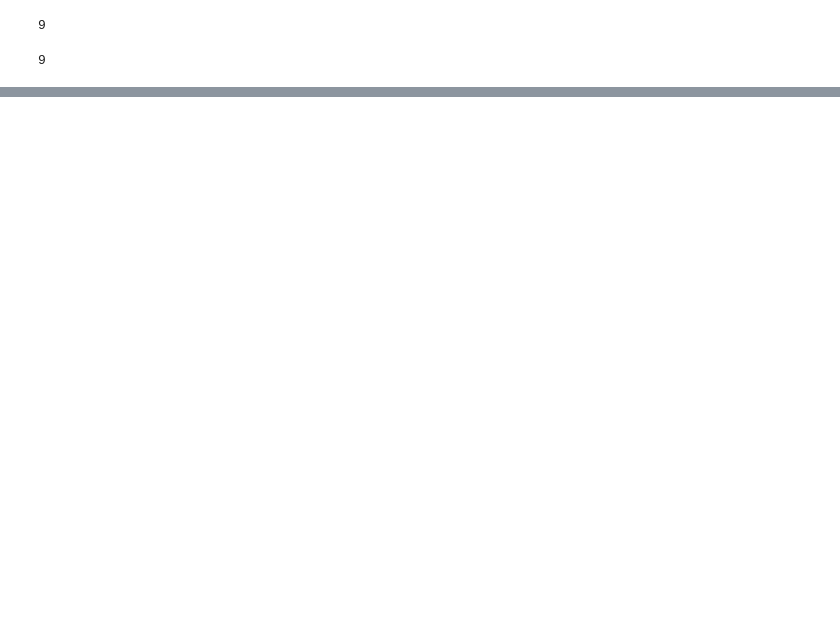
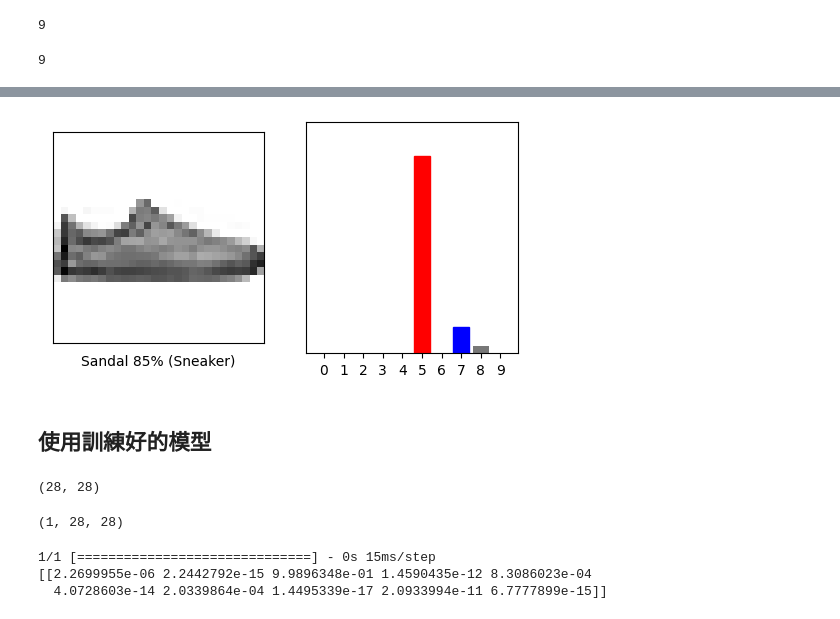
Before and after one commit to trinagle1289/AI-Learning, a Jupyter notebook: Neural Network/Python/tensorflow/Keras 機器學習基礎知識/基本圖像分類.ipynb, the cells around one changed output, grey strips where cells are left out. Drawn from its saved outputs; the diff is of its cells as text; code cells hidden in the pictures; blank space fills up the shorter version.

```diff
--- a/Neural Network/Python/tensorflow/Keras 機器學習基礎知識/基本圖像分類.ipynb
+++ b/Neural Network/Python/tensorflow/Keras 機器學習基礎知識/基本圖像分類.ipynb
@@ -126,3 +126,34 @@ np.argmax(predictions[0])
 test_labels[0]
 # %% [output]
 9
+# %%
+def plot_image(i, predictions_array, true_label, img):
+    true_label, img = true_label[i], img[i]
+    plt.grid(False)
+    plt.xticks([])
+    plt.yticks([])
+
+    plt.imshow(img, cmap=plt.cm.binary)
+
+    predicted_label = np.argmax(predictions_array)
+    if predicted_label == true_label:
+        color = 'blue'
+    else:
+        color = 'red'
+
+    plt.xlabel("{} {:2.0f}% ({})".format(class_names[predicted_label],
+                                         100*np.max(predictions_array),
+                                         class_names[true_label],
+                                         color=color))
+
+def plot_value_array(i, predictions_array, true_label):
+    true_label = true_label[i]
+    plt.grid(False)
+    plt.xticks(range(10))
+    plt.yticks([])
+    thisplot = plt.bar(range(10), predictions_array, color="#777777")
+    plt.ylim([0, 1])
+    predicted_label = np.argmax(predictions_array)
+
+    thisplot[predicted_label].set_color('red')
+    thisplot[true_label].set_color('blue')
@@ -128,0 +172,34 @@ test_labels[0]
+# %%
+i = 12
+plt.figure(figsize=(6,3))
+plt.subplot(1,2,1)
+plot_image(i, predictions[i], test_labels, test_images)
+plt.subplot(1,2,2)
+plot_value_array(i, predictions[i],  test_labels)
+plt.show()
+# %% [output]
+[figure, added]
+# %% [markdown]
+## 使用訓練好的模型
+# %%
+# Grab an image from the test dataset
+img = test_images[1]
+
+print(img.shape)
+# %% [output]
+(28, 28)
+# %%
+# Add the image to a batch where it's the only member.
+img = (np.expand_dims(img,0))
+
+print(img.shape)
+# %% [output]
+(1, 28, 28)
+# %%
+predictions_single = probability_model.predict(img)
+
+print(predictions_single)
+# %% [output]
+1/1 [==============================] - 0s 15ms/step
+[[2.2699955e-06 2.2442792e-15 9.9896348e-01 1.4590435e-12 8.3086023e-04
+  4.0728603e-14 2.0339864e-04 1.4495339e-17 2.0933994e-11 6.7777899e-15]]
```
Also changed, not shown: parts of 9 cells of this notebook.
